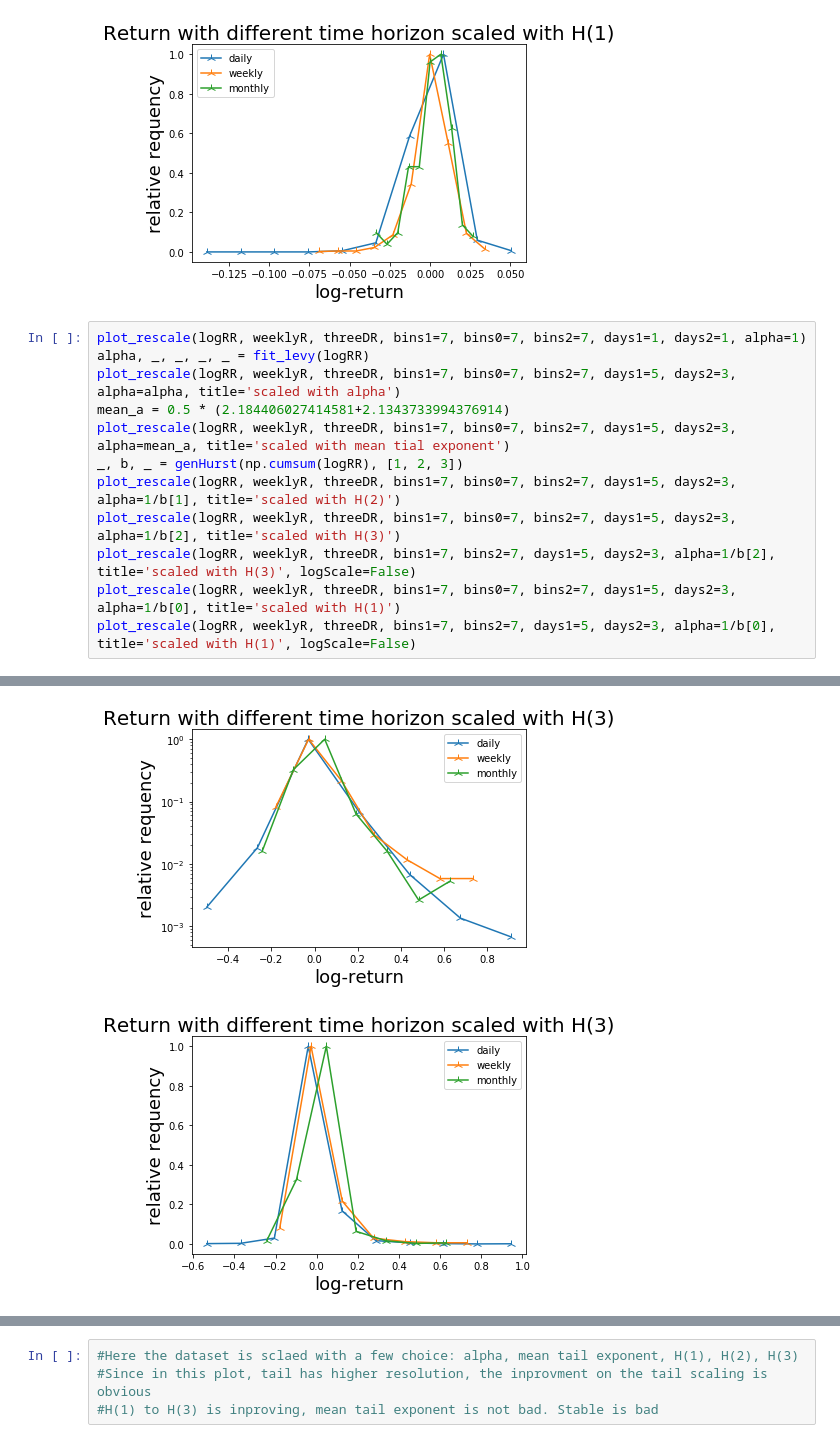
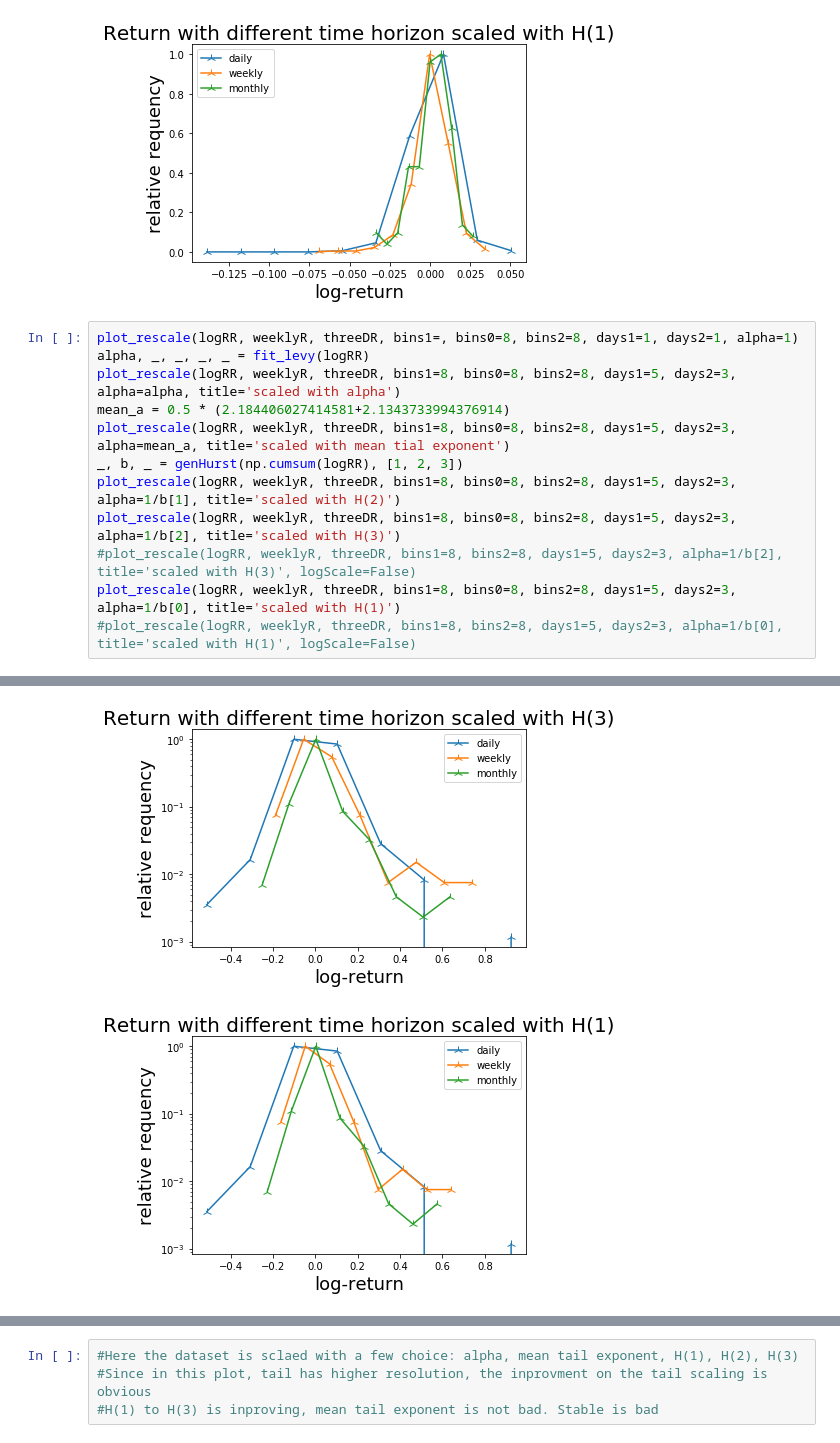
Before and after one commit to linsallyzhao/notebooks, a Jupyter notebook: FDS_assignment2/a_few_useful_functions.ipynb, the cells around one changed output, grey strips where cells are left out. Cells and saved outputs as stored; diff of their text form.

Commit message:
Refined the scaled plot and table

```diff
--- a/FDS_assignment2/a_few_useful_functions.ipynb
+++ b/FDS_assignment2/a_few_useful_functions.ipynb
@@ -498,15 +498,15 @@ plot_rescale(logR['price'], weeklyF, monthlyF, bins1=10, bins2=10, days1=5, days
 [figure]
 [figure]
 # %%
-plot_rescale(logRR, weeklyR, threeDR, bins1=7, bins0=7, bins2=7, days1=1, days2=1, alpha=1)
+plot_rescale(logRR, weeklyR, threeDR, bins1=, bins0=8, bins2=8, days1=1, days2=1, alpha=1)
 alpha, _, _, _, _ = fit_levy(logRR)
-plot_rescale(logRR, weeklyR, threeDR, bins1=7, bins0=7, bins2=7, days1=5, days2=3, alpha=alpha, title='scaled with alpha')
+plot_rescale(logRR, weeklyR, threeDR, bins1=8, bins0=8, bins2=8, days1=5, days2=3, alpha=alpha, title='scaled with alpha')
 mean_a = 0.5 * (2.184406027414581+2.1343733994376914)
-plot_rescale(logRR, weeklyR, threeDR, bins1=7, bins0=7, bins2=7, days1=5, days2=3, alpha=mean_a, title='scaled with mean tial exponent')
+plot_rescale(logRR, weeklyR, threeDR, bins1=8, bins0=8, bins2=8, days1=5, days2=3, alpha=mean_a, title='scaled with mean tial exponent')
 _, b, _ = genHurst(np.cumsum(logRR), [1, 2, 3])
-plot_rescale(logRR, weeklyR, threeDR, bins1=7, bins0=7, bins2=7, days1=5, days2=3, alpha=1/b[1], title='scaled with H(2)')
-plot_rescale(logRR, weeklyR, threeDR, bins1=7, bins0=7, bins2=7, days1=5, days2=3, alpha=1/b[2], title='scaled with H(3)')
-plot_rescale(logRR, weeklyR, threeDR, bins1=7, bins2=7, days1=5, days2=3, alpha=1/b[2], title='scaled with H(3)', logScale=False)
-plot_rescale(logRR, weeklyR, threeDR, bins1=7, bins0=7, bins2=7, days1=5, days2=3, alpha=1/b[0], title='scaled with H(1)')
-plot_rescale(logRR, weeklyR, threeDR, bins1=7, bins2=7, days1=5, days2=3, alpha=1/b[0], title='scaled with H(1)', logScale=False)
+plot_rescale(logRR, weeklyR, threeDR, bins1=8, bins0=8, bins2=8, days1=5, days2=3, alpha=1/b[1], title='scaled with H(2)')
+plot_rescale(logRR, weeklyR, threeDR, bins1=8, bins0=8, bins2=8, days1=5, days2=3, alpha=1/b[2], title='scaled with H(3)')
+#plot_rescale(logRR, weeklyR, threeDR, bins1=8, bins2=8, days1=5, days2=3, alpha=1/b[2], title='scaled with H(3)', logScale=False)
+plot_rescale(logRR, weeklyR, threeDR, bins1=8, bins0=8, bins2=8, days1=5, days2=3, alpha=1/b[0], title='scaled with H(1)')
+#plot_rescale(logRR, weeklyR, threeDR, bins1=8, bins2=8, days1=5, days2=3, alpha=1/b[0], title='scaled with H(1)', logScale=False)
 # %% [output]
@@ -517,2 +517,2 @@ plot_rescale(logRR, weeklyR, threeDR, bins1=7, bins2=7, days1=5, days2=3, alpha=
-[figure, old version]
+[figure, new version]
-[figure, old version]
+[figure, new version]
```
Also changed, not shown: parts of 1 cell of this notebook, 2 other files.
